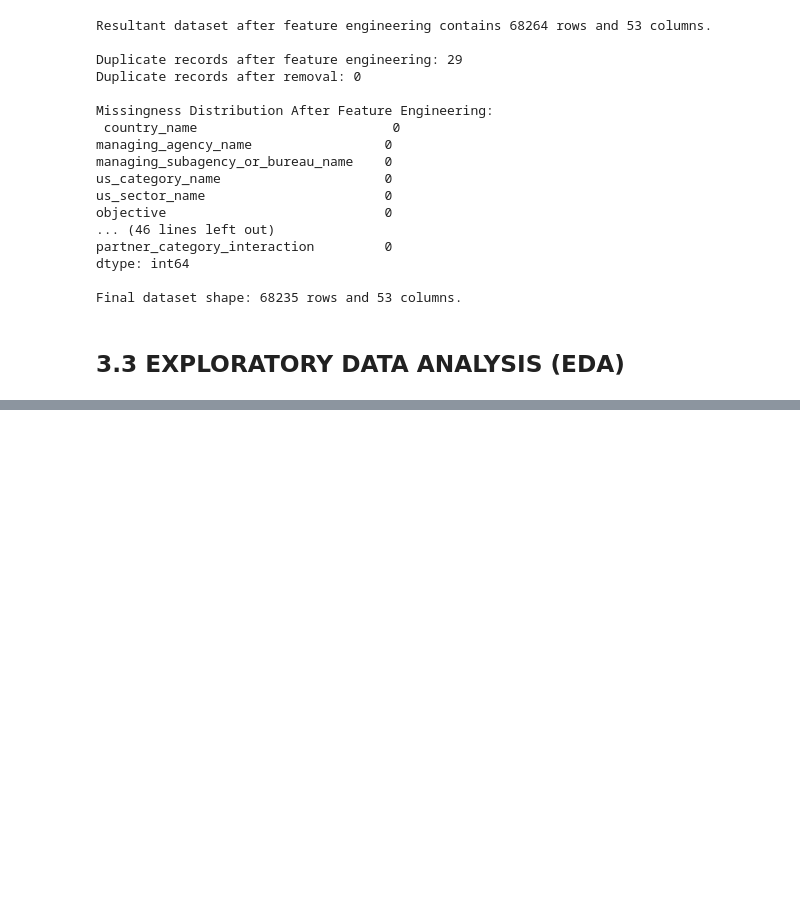
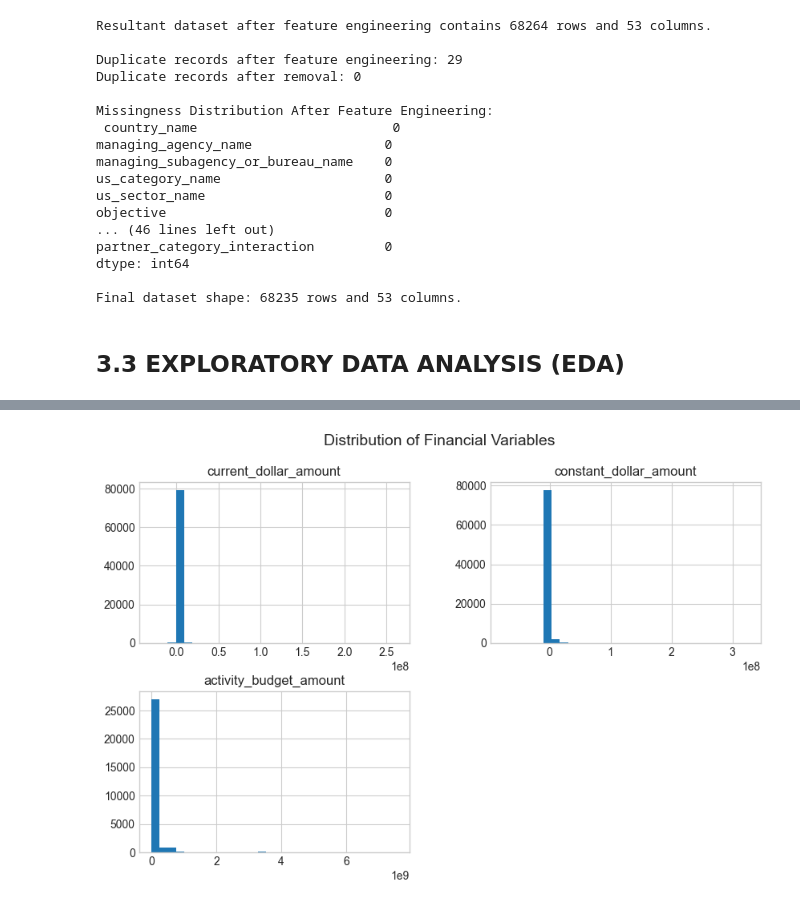
Before and after one commit to Annfelicty/A, a Jupyter notebook: Notebooks/Main.ipynb, the cells around one changed output, grey strips where cells are left out. Saved outputs shown, nothing was run; the diff lists cells and outputs as text; code cells hidden in the pictures; blank space fills up the shorter version.

```diff
--- a/Notebooks/Main.ipynb
+++ b/Notebooks/Main.ipynb
@@ -1373,0 +1526,7 @@ data.to_csv('clean_data.csv', index=False)
+# %%
+numeric_cols = ['current_dollar_amount', 'constant_dollar_amount', 'activity_budget_amount']
+df[numeric_cols].hist(bins=30, figsize=(10,6))
+plt.suptitle('Distribution of Financial Variables', fontsize=14)
+plt.show()
+# %% [output]
+[figure, added]
```
Also changed, not shown: parts of 38 cells of this notebook, 1 other file.
